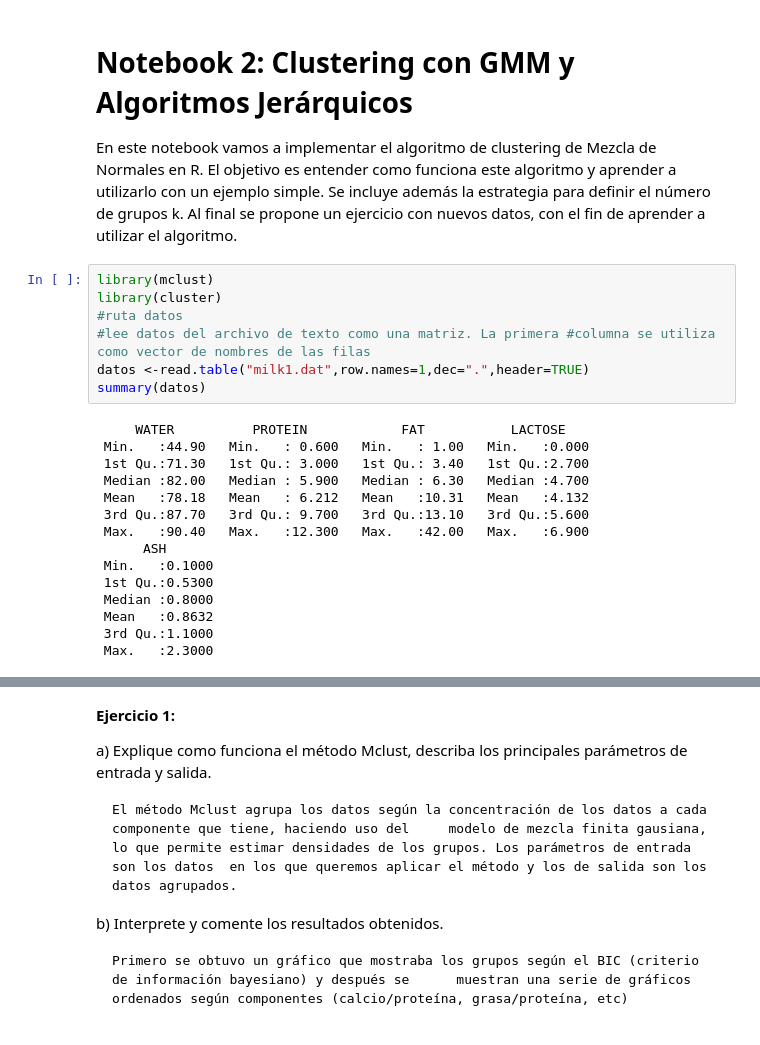
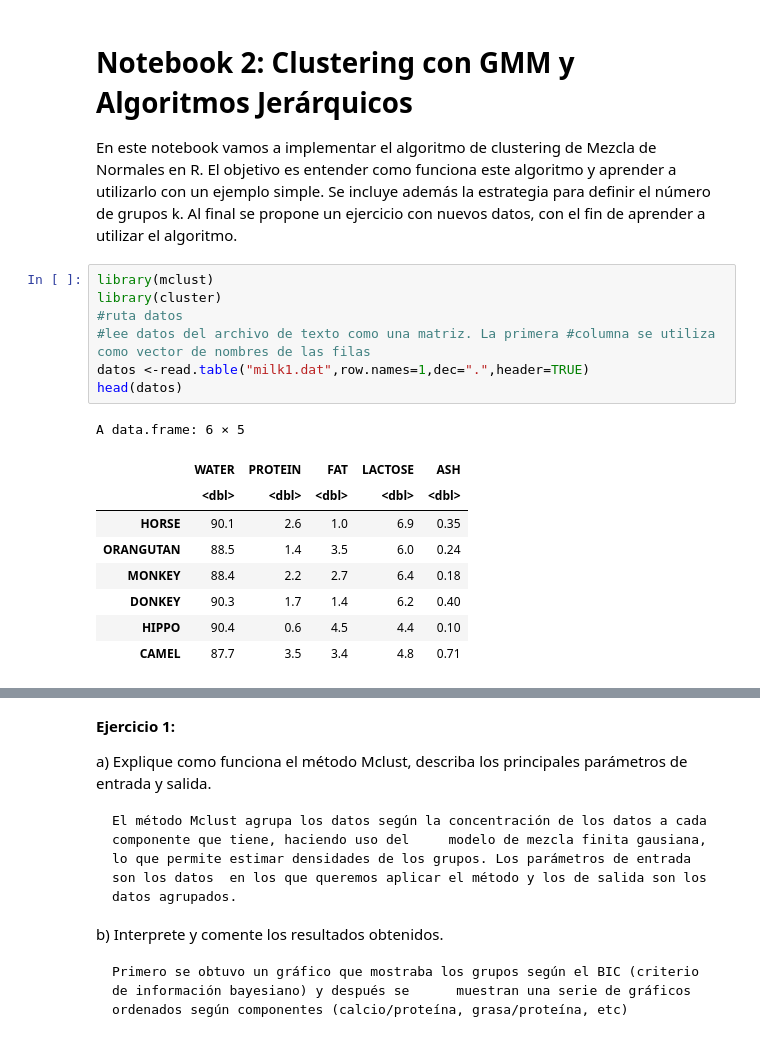
Before and after one commit to ekkusi/INFO257-PCA, a Jupyter notebook: clustering/Clustering_Notebook2.ipynb, the cells around one changed output, grey strips where cells are left out. Drawn from its saved outputs; the diff is of its cells as text.

```diff
--- a/clustering/Clustering_Notebook2.ipynb
+++ b/clustering/Clustering_Notebook2.ipynb
@@ -5,25 +5,20 @@ En este notebook vamos a implementar el algoritmo de clustering de Mezcla de Nor
 # %%
 library(mclust)
 library(cluster)
 #ruta datos
 #lee datos del archivo de texto como una matriz. La primera #columna se utiliza como vector de nombres de las filas
 datos <-read.table("milk1.dat",row.names=1,dec=".",header=TRUE)
-summary(datos)
+head(datos)
 # %% [output]
-     WATER          PROTEIN            FAT           LACTOSE
- Min.   :44.90   Min.   : 0.600   Min.   : 1.00   Min.   :0.000
- 1st Qu.:71.30   1st Qu.: 3.000   1st Qu.: 3.40   1st Qu.:2.700
- Median :82.00   Median : 5.900   Median : 6.30   Median :4.700
- Mean   :78.18   Mean   : 6.212   Mean   :10.31   Mean   :4.132
- 3rd Qu.:87.70   3rd Qu.: 9.700   3rd Qu.:13.10   3rd Qu.:5.600
- Max.   :90.40   Max.   :12.300   Max.   :42.00   Max.   :6.900
-      ASH
- Min.   :0.1000
- 1st Qu.:0.5300
- Median :0.8000
- Mean   :0.8632
- 3rd Qu.:1.1000
- Max.   :2.3000
+A data.frame: 6 × 5
+|  | WATER | PROTEIN | FAT | LACTOSE | ASH |
+|  | <dbl> | <dbl> | <dbl> | <dbl> | <dbl> |
+| HORSE | 90.1 | 2.6 | 1.0 | 6.9 | 0.35 |
+| ORANGUTAN | 88.5 | 1.4 | 3.5 | 6.0 | 0.24 |
+| MONKEY | 88.4 | 2.2 | 2.7 | 6.4 | 0.18 |
+| DONKEY | 90.3 | 1.7 | 1.4 | 6.2 | 0.40 |
+| HIPPO | 90.4 | 0.6 | 4.5 | 4.4 | 0.10 |
+| CAMEL | 87.7 | 3.5 | 3.4 | 4.8 | 0.71 |
 # %%
 clus <-Mclust(datos)
 summary(clus)
```
Also changed, not shown: parts of 9 cells of this notebook.
